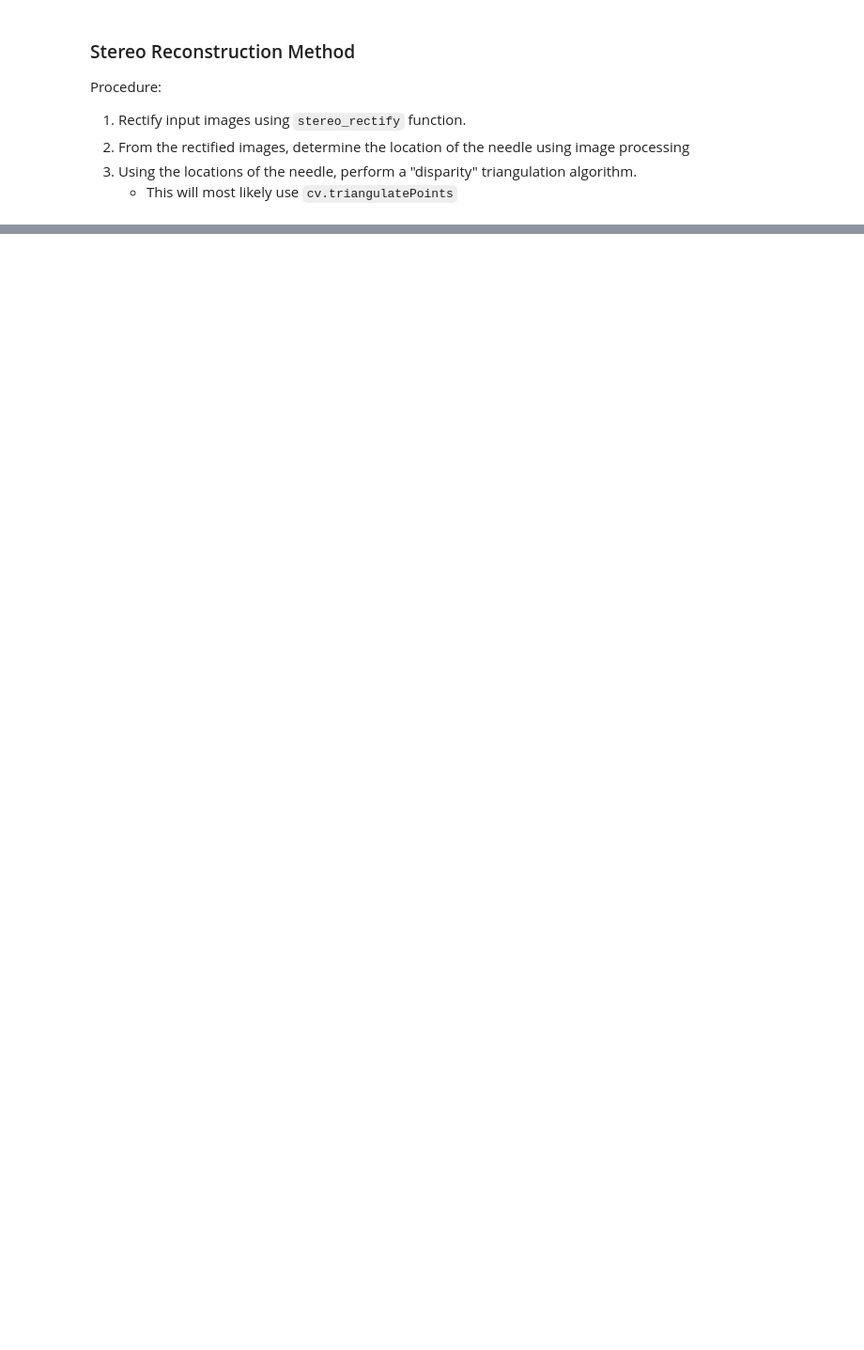
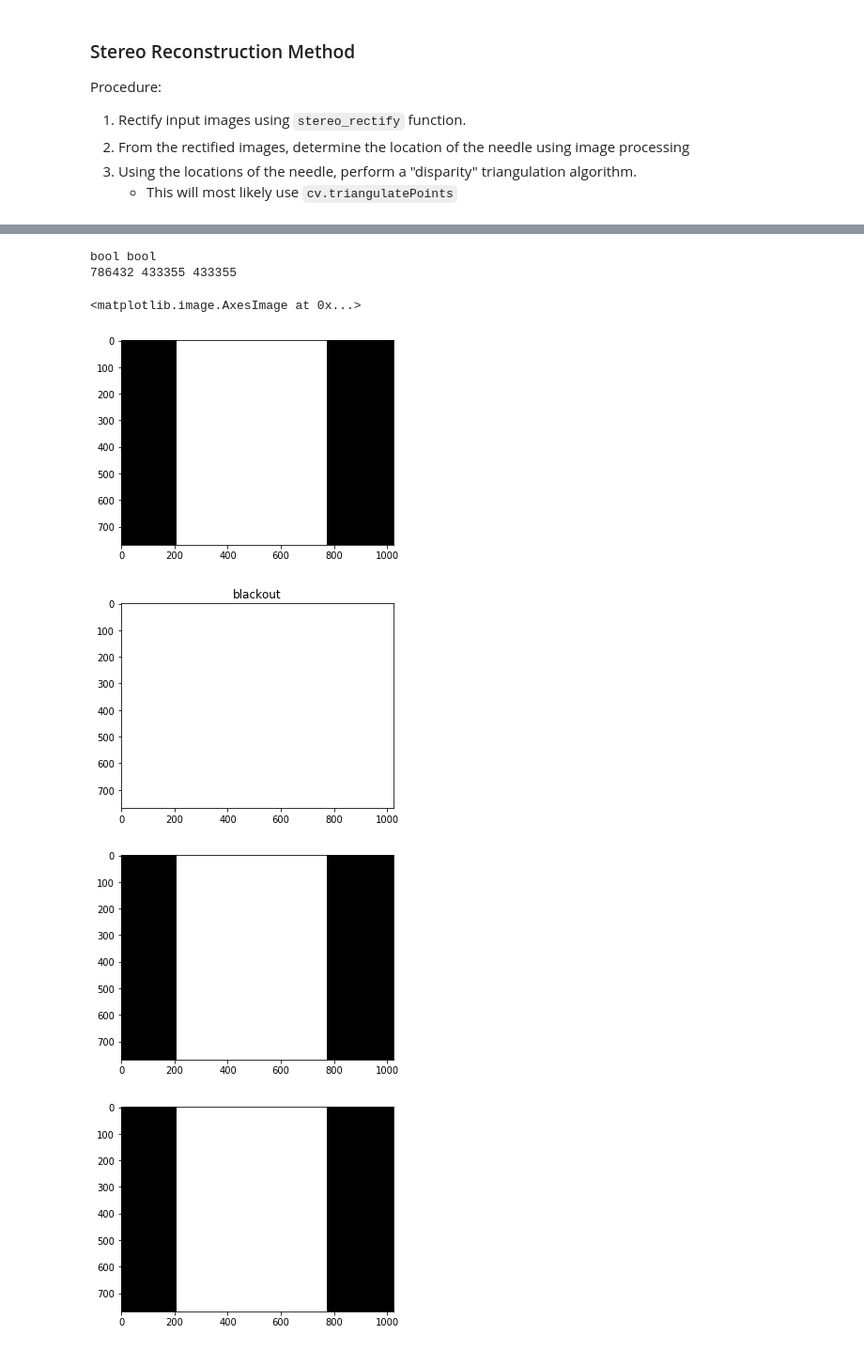
Before and after one commit to dlezcan1/AMIRo-cv, a Jupyter notebook: src/NeedleCompVision.ipynb, the cells around one changed output, grey strips where cells are left out. Shown at 94% size. Cells and saved outputs as stored; diff of their text form; code cells hidden in the pictures; blank space fills up the shorter version.

```diff
--- a/src/NeedleCompVision.ipynb
+++ b/src/NeedleCompVision.ipynb
@@ -1096,0 +1425,27 @@ def needle_reconstruction2(img_left, img_right, stereo_params,
+# %%
+test_img = roi_image(roi_l, left_img.shape)
+test_img2 = blackout_image([], right_img.shape)
+test_img3 = test_img & test_img2
+test_img4 = roi_image(roi_l, left_img.shape) & blackout_image([], left_img.shape)
+print(test_img2.dtype, test_img.dtype)
+print(np.count_nonzero(test_img2), np.count_nonzero(test_img), np.count_nonzero(test_img3))
+plt.figure()
+plt.imshow(test_img, cmap='gray')
+
+plt.figure()
+plt.imshow(test_img2.astype(np.uint8), cmap='gray', vmin=0)
+plt.title('blackout')
+
+plt.figure()
+plt.imshow(test_img3.astype(np.uint8), cmap='gray')
+
+plt.figure()
+plt.imshow(test_img4.astype(np.uint8), cmap='gray', vmin=0)
+# %% [output]
+bool bool
+786432 433355 433355
+<matplotlib.image.AxesImage at 0x...>
+[figure, added]
+[figure, added]
+[figure, added]
+[figure, added]
```
Also changed, not shown: parts of 6 cells of this notebook, 1 other file.
